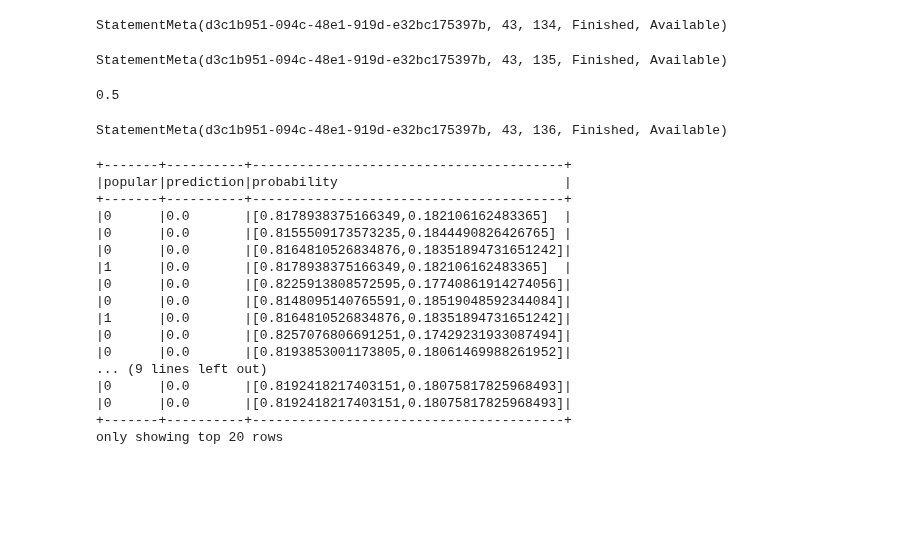
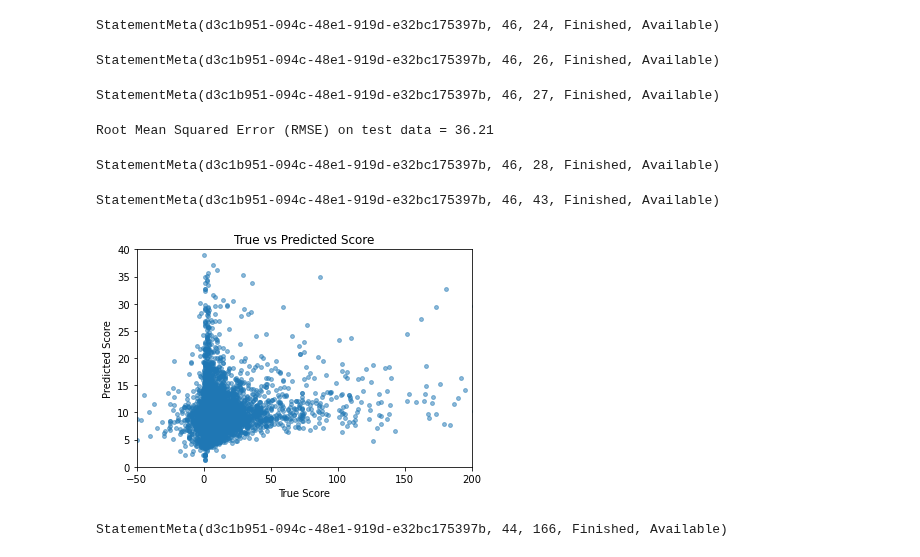
Before and after one commit to gu-dsan6000/fall-2023-reddit-project-team-26, a Jupyter notebook: code/ml/project_ml_q1.ipynb, the cells around one changed output. Cells and saved outputs as stored; diff of their text form; code cells hidden in the pictures; blank space fills up the shorter version.

```diff
--- a/code/ml/project_ml_q1.ipynb
+++ b/code/ml/project_ml_q1.ipynb
@@ -118,32 +127,38 @@ StatementMeta(d3c1b951-094c-48e1-919d-e32bc175397b, 43, 133, Finished, Available
+# %%
+loaded_model = PipelineModel.load("Users/vankempenklaas/fall-2023-reddit-project-team-26/code/ml/model_files/popularity_model_v2")
+# %% [output]
+StatementMeta(d3c1b951-094c-48e1-919d-e32bc175397b, 46, 24, Finished, Available)
 # %%
-predictions = model.transform(test_data)
+predictions = loaded_model.transform(test_data)
 # %% [output]
-StatementMeta(d3c1b951-094c-48e1-919d-e32bc175397b, 43, 134, Finished, Available)
+StatementMeta(d3c1b951-094c-48e1-919d-e32bc175397b, 46, 26, Finished, Available)
-# %%
-evaluator = BinaryClassificationEvaluator(labelCol="popular_label", rawPredictionCol="prediction", metricName="areaUnderROC")
-roc_result = evaluator.evaluate(predictions)
-roc_result
-# %% [output]
-StatementMeta(d3c1b951-094c-48e1-919d-e32bc175397b, 43, 135, Finished, Available)
-0.5
-# %%
-predictions.select("popular", "prediction", "probability").show(truncate=False)
-# %% [output]
-StatementMeta(d3c1b951-094c-48e1-919d-e32bc175397b, 43, 136, Finished, Available)
-+-------+----------+----------------------------------------+
-|popular|prediction|probability                             |
-+-------+----------+----------------------------------------+
-|0      |0.0       |[0.8178938375166349,0.182106162483365]  |
-|0      |0.0       |[0.8155509173573235,0.1844490826426765] |
-|0      |0.0       |[0.8164810526834876,0.18351894731651242]|
-|1      |0.0       |[0.8178938375166349,0.182106162483365]  |
-|0      |0.0       |[0.8225913808572595,0.17740861914274056]|
-|0      |0.0       |[0.8148095140765591,0.18519048592344084]|
-|1      |0.0       |[0.8164810526834876,0.18351894731651242]|
-|0      |0.0       |[0.8257076806691251,0.17429231933087494]|
-|0      |0.0       |[0.8193853001173805,0.18061469988261952]|
-... (9 lines left out)
-|0      |0.0       |[0.8192418217403151,0.18075817825968493]|
-|0      |0.0       |[0.8192418217403151,0.18075817825968493]|
-+-------+----------+----------------------------------------+
-only showing top 20 rows
+# %%
+evaluator = RegressionEvaluator(labelCol="score", predictionCol="prediction", metricName="rmse")
+rmse = evaluator.evaluate(predictions)
+print("Root Mean Squared Error (RMSE) on test data = {:.2f}".format(rmse))
+# %% [output]
+StatementMeta(d3c1b951-094c-48e1-919d-e32bc175397b, 46, 27, Finished, Available)
+Root Mean Squared Error (RMSE) on test data = 36.21
+# %%
+predictions_df = predictions.sample(fraction = 0.07, seed = 92).select("prediction").toPandas()
+true_labels_df = predictions.sample(fraction = 0.07, seed = 92).select("score").toPandas()
+# %% [output]
+StatementMeta(d3c1b951-094c-48e1-919d-e32bc175397b, 46, 28, Finished, Available)
+# %%
+# Plot true values against predicted values
+plt.scatter(true_labels_df, predictions_df, alpha=0.5, s = 15)
+plt.title("True vs Predicted Score")
+plt.xlabel("True Score")
+plt.ylabel("Predicted Score")
+plt.ylim([0,40])
+plt.xlim([-50,200])
+#plt.xscale("log")
+#plt.yscale("log")
+plt.show()
+# %% [output]
+StatementMeta(d3c1b951-094c-48e1-919d-e32bc175397b, 46, 43, Finished, Available)
+[figure, added]
+# %%
+model_lr = model.stages[-1]
+# %% [output]
+StatementMeta(d3c1b951-094c-48e1-919d-e32bc175397b, 44, 166, Finished, Available)
```
Also changed, not shown: parts of 31 cells of this notebook.
